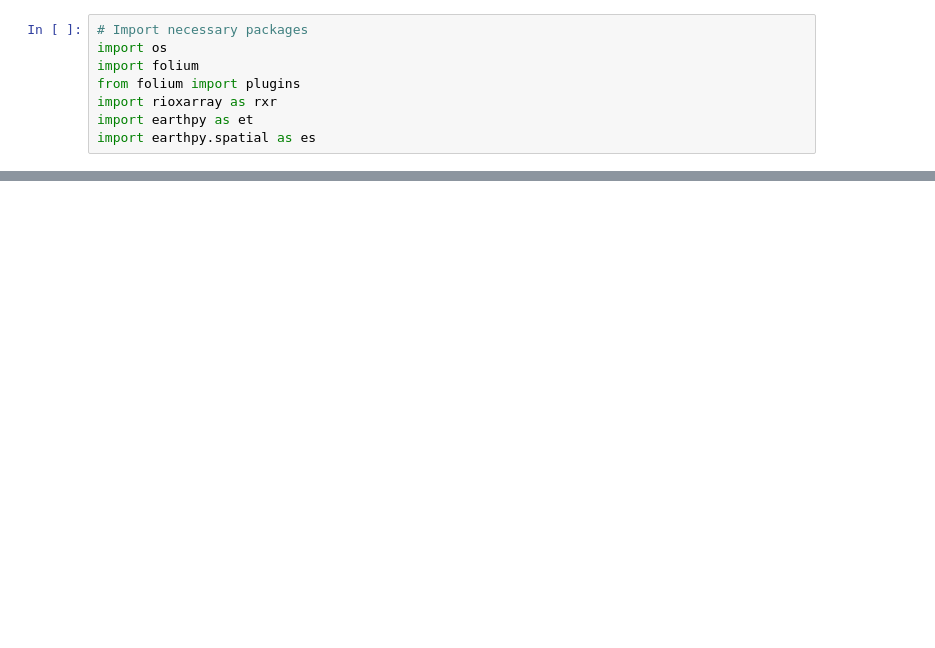
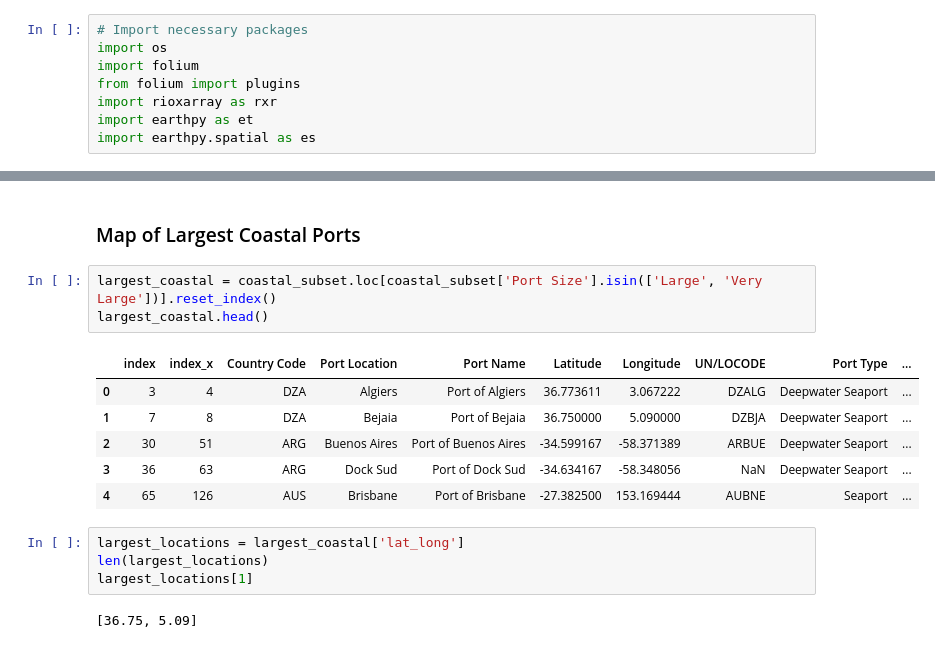
Before and after one commit to HaleyEgan/whales, a Jupyter notebook: PlotCoords.ipynb, the cells around one changed output, grey strips where cells are left out. Saved outputs shown, nothing was run; the diff lists cells and outputs as text; blank space fills up the shorter version.

```diff
--- a/PlotCoords.ipynb
+++ b/PlotCoords.ipynb
@@ -110,0 +134,18 @@ import earthpy.spatial as es
+# %% [markdown]
+### Map of Largest Coastal Ports
+# %%
+largest_coastal = coastal_subset.loc[coastal_subset['Port Size'].isin(['Large', 'Very Large'])].reset_index()
+largest_coastal.head()
+# %% [output]
+|  | index | index_x | Country Code | Port Location | Port Name | Latitude | Longitude | UN/LOCODE | Port Type | ... |
+| 0 | 3 | 4 | DZA | Algiers | Port of Algiers | 36.773611 | 3.067222 | DZALG | Deepwater Seaport | ... |
+| 1 | 7 | 8 | DZA | Bejaia | Port of Bejaia | 36.750000 | 5.090000 | DZBJA | Deepwater Seaport | ... |
+| 2 | 30 | 51 | ARG | Buenos Aires | Port of Buenos Aires | -34.599167 | -58.371389 | ARBUE | Deepwater Seaport | ... |
+| 3 | 36 | 63 | ARG | Dock Sud | Port of Dock Sud | -34.634167 | -58.348056 | NaN | Deepwater Seaport | ... |
+| 4 | 65 | 126 | AUS | Brisbane | Port of Brisbane | -27.382500 | 153.169444 | AUBNE | Seaport | ... |
+# %%
+largest_locations = largest_coastal['lat_long']
+len(largest_locations)
+largest_locations[1]
+# %% [output]
+[36.75, 5.09]
```
Also changed, not shown: parts of 24 cells of this notebook, 6 other files.
